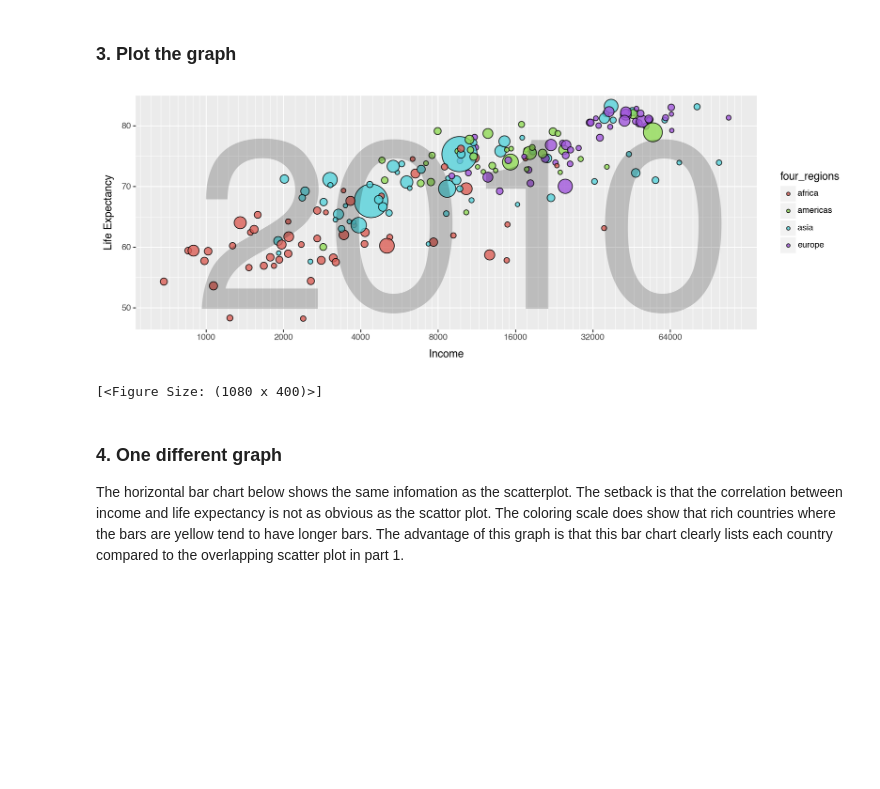
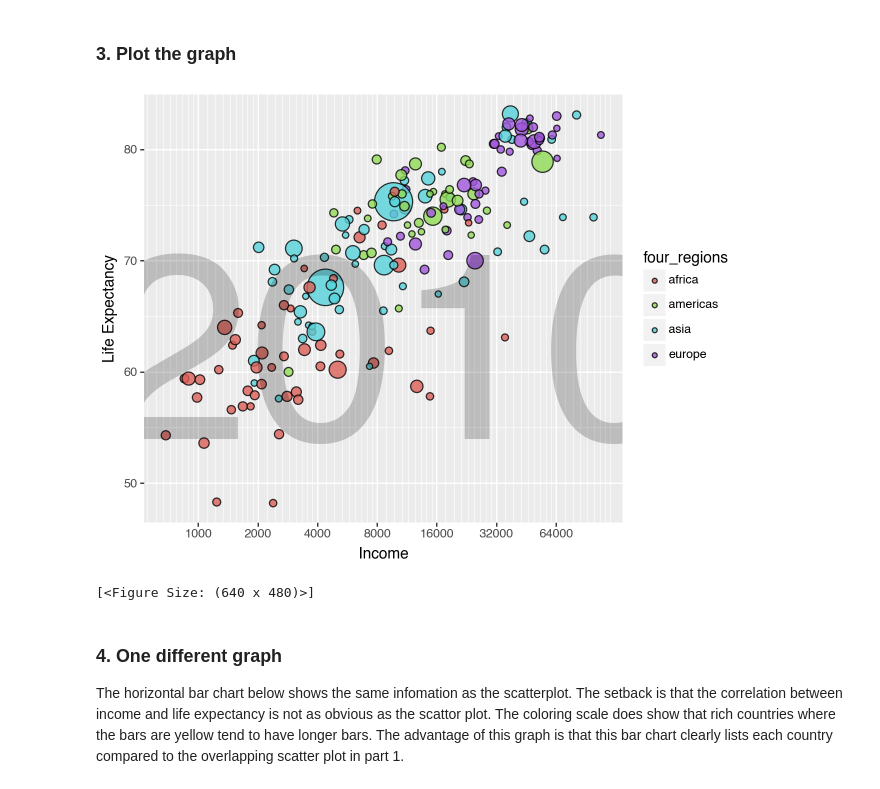
Before and after one commit to cybernewbee/gsb_544, a Jupyter notebook: lab/lab_1/lab_1.ipynb, the cells around one changed output. Cells and saved outputs as stored; diff of their text form; code cells hidden in the pictures; blank space fills up the shorter version.

```diff
--- a/lab/lab_1/lab_1.ipynb
+++ b/lab/lab_1/lab_1.ipynb
@@ -35,16 +35,16 @@ df1.head()
 # %%
 [p9.ggplot(df1) +
  p9.geom_point(p9.aes(x = "income", y= "life_exp",fill = "four_regions", size = "population"), alpha = 0.8) +
  p9.scale_x_log10(breaks = [500, 1000, 2000, 4000, 8000, 16000, 32000, 64000]) + # not a regular scale; suggested by ChatGPT
- p9.scale_size(range=(2, 20)) + # make all points bigger
- p9.theme(figure_size=(10.8, 4.0)) +
+ p9.scale_size(range=(2, 15)) + # make all points bigger
+  # changed ratio
  p9.guides(size = "none")+ # suggested by Kyle
  p9.labs(x = "Income", y ="Life Expectancy")+
- p9.annotate("text", x = 10000, y = 60, label = "2010", size = 250, color = "black", alpha =0.2) # suggested by Kyle
+ p9.annotate("text", x = 10000, y = 60, label = "2010", size = 190, color = "black", alpha =0.2) # suggested by Kyle
 ]
 # %% [output]
-[figure, old version]
+[figure, new version]
-[<Figure Size: (1080 x 400)>]
+[<Figure Size: (640 x 480)>]
 # %% [markdown]
 ### 4. One different graph
 The horizontal bar chart below shows the same infomation as the scatterplot. The setback is that the correlation between income and life expectancy is not as obvious as the scattor plot. The coloring scale does show that rich countries where the bars are yellow tend to have longer bars. The advantage of this graph is that this bar chart clearly lists each country compared to the overlapping scatter plot in part 1.
```
Also changed, not shown: parts of 6 cells of this notebook, 6 other files.
